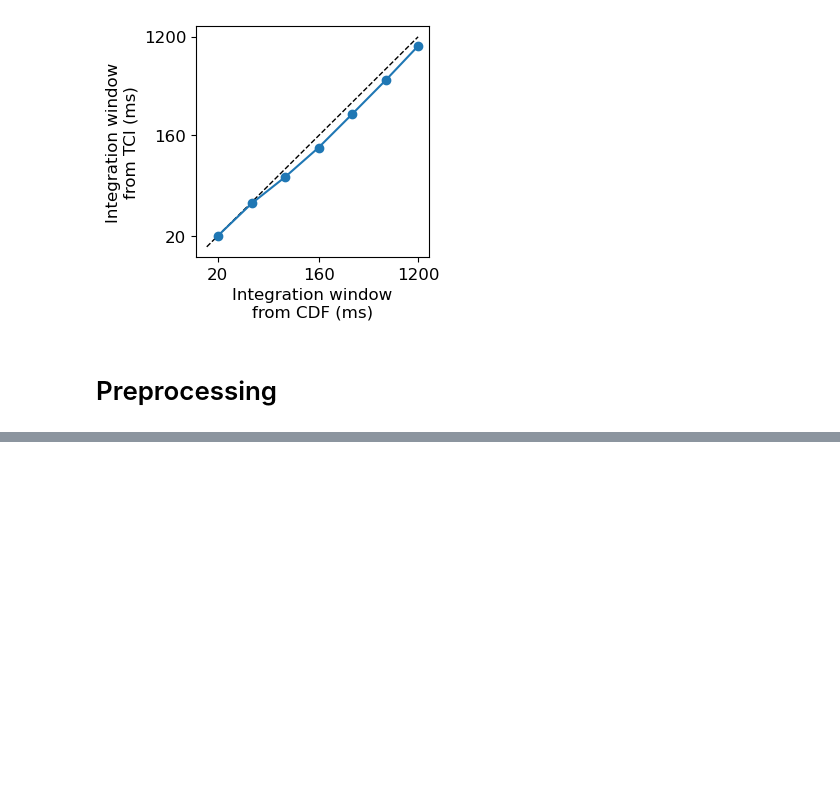
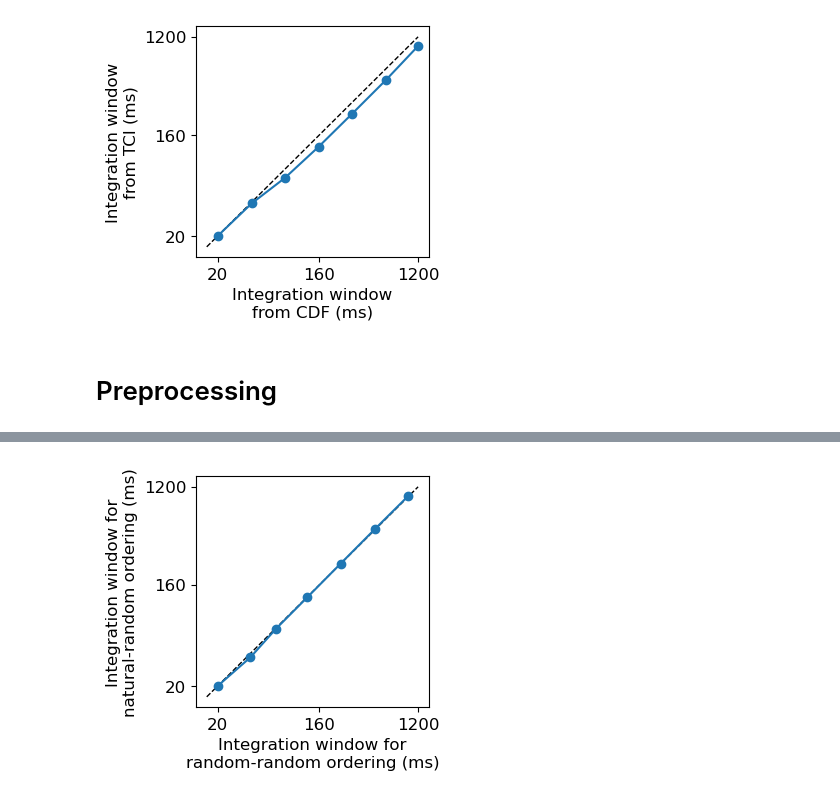
Before and after one commit to naplab/PyTCI, a Jupyter notebook: Examples/Example-Toy.ipynb, the cells around one changed output, grey strips where cells are left out. Drawn from its saved outputs; the diff is of its cells as text; code cells hidden in the pictures; blank space fills up the shorter version.

```diff
--- a/Examples/Example-Toy.ipynb
+++ b/Examples/Example-Toy.ipynb
@@ -188,0 +245,35 @@ plt.show()
+# %%
+# Estimate integration periods using the random-random paradigm
+analyzer = PyTCI.Analyzer(
+    out_sr=1000, model=model,
+    comparison_method='random-random', threshold=0.95, verbose=0
+)
+analyzer.set_segments(
+    segments, sr=1000
+)
+intwin_rr = analyzer.estimate_integration_window()
+
+# Estimate integration periods using the natural-random paradigm
+analyzer = PyTCI.Analyzer(
+    out_sr=1000, model=model,
+    comparison_method='natural-random', threshold=0.95, verbose=0)
+analyzer.set_segments(
+    segments, sr=1000, preprocess=PyTCI.preprocessing.audio_speed_fx(scale_factor=1.2)
+)
+intwin_nr = analyzer.estimate_integration_window()
+
+# Compare results
+plt.figure(figsize=(3, 3))
+plt.plot(np.log([0.016, 1.2]), np.log([0.016, 1.2]), 'k--', linewidth=1)
+plt.plot(
+    np.log(intwin_rr),
+    np.log(intwin_nr),
+    '-o'
+)
+plt.xticks(np.log([0.02, 0.16, 1.2]), [20, 160, 1200], fontsize=12)
+plt.yticks(np.log([0.02, 0.16, 1.2]), [20, 160, 1200], fontsize=12)
+plt.xlabel('Integration window for\nrandom-random ordering (ms)', fontsize=12)
+plt.ylabel('Integration window for\nnatural-random ordering (ms)', fontsize=12)
+plt.show()
+# %% [output]
+[figure, added]
```
Also changed, not shown: parts of 13 cells of this notebook, 5 other files.
